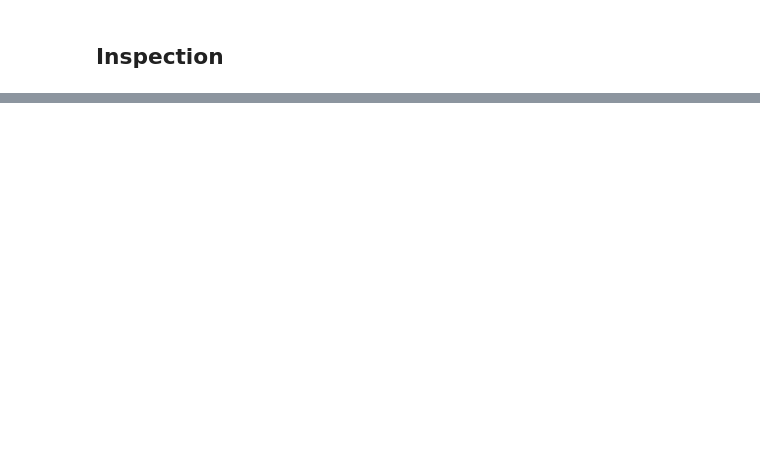
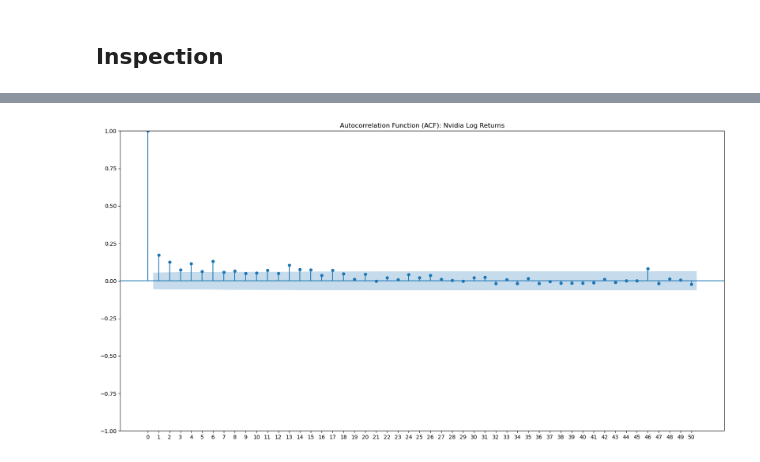
Before and after one commit to Buzzpod/ForecastX, a Jupyter notebook: Notebooks/NVDA_Linear_Forecast.ipynb, the cells around one changed output, grey strips where cells are left out. Saved outputs shown, nothing was run; the diff lists cells and outputs as text; code cells hidden in the pictures; blank space fills up the shorter version.

```diff
--- a/Notebooks/NVDA_Linear_Forecast.ipynb
+++ b/Notebooks/NVDA_Linear_Forecast.ipynb
@@ -61,0 +189,11 @@ plt.show()
+# %%
+fig, ax = plt.subplots(figsize=(20, 10))
+acf_plot = plot_acf(df['NVDA_LOGRET']**2, lags=50, title='Autocorrelation Function (ACF): Nvidia Log Returns', ax=ax)
+
+# Add more x-axis markers
+ax.set_xticks(range(0, 51, 1))  # Set the positions of the markers
+ax.set_xticklabels(range(0, 51, 1))  # Set the labels for the markers
+
+plt.show()
+# %% [output]
+[figure, added]
```
Also changed, not shown: parts of 49 cells of this notebook, 6 other files.
